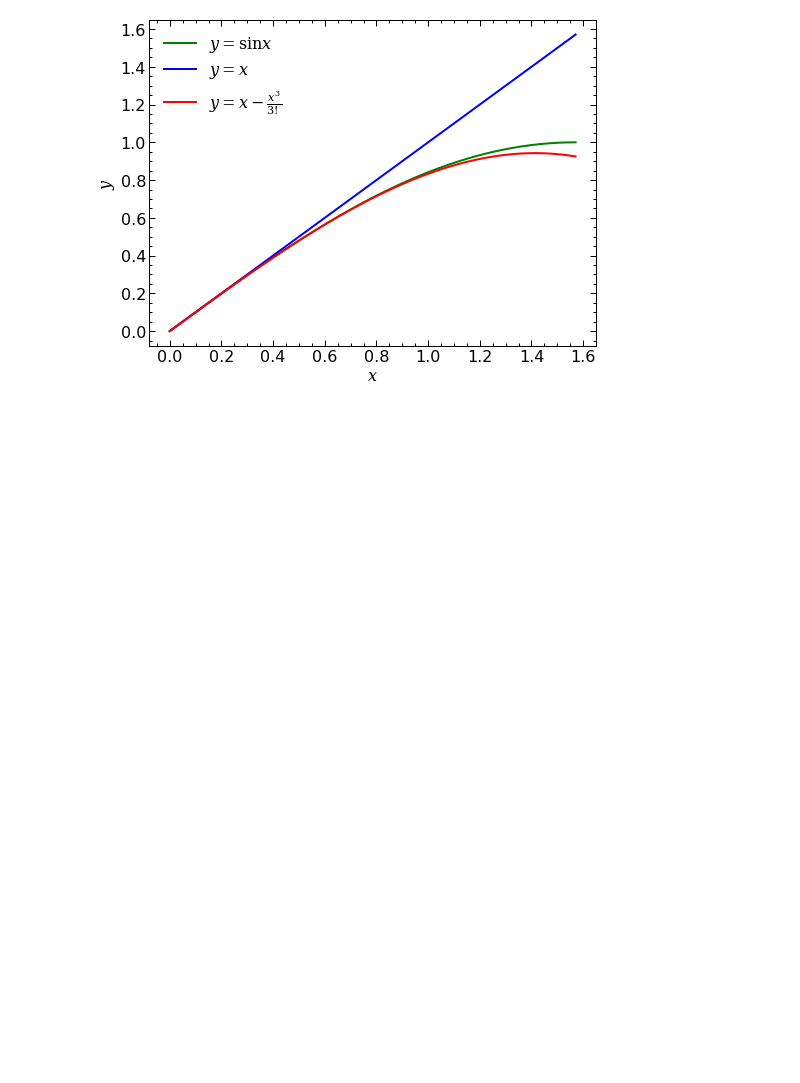
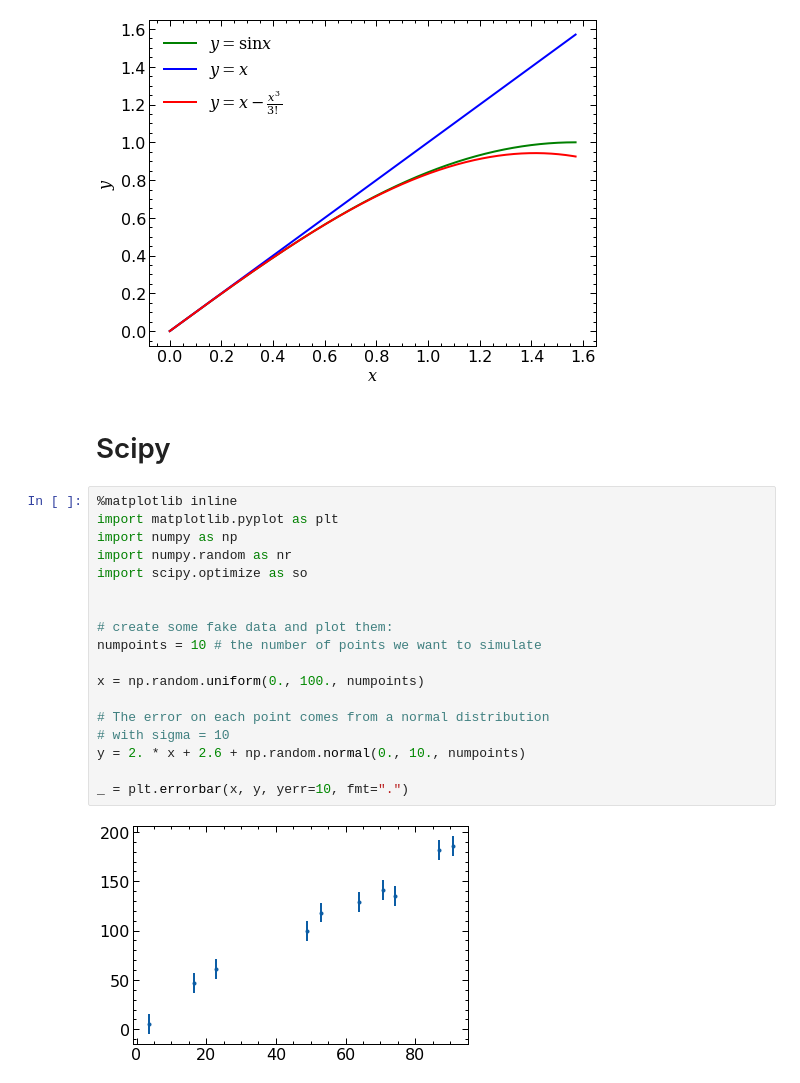
Before and after one commit to schanlar/python-UoC, a Jupyter notebook: 03.Data_Visualization/snippets.ipynb, the cells around one changed output. Saved outputs shown, nothing was run; the diff lists cells and outputs as text; blank space fills up the shorter version.

```diff
--- a/03.Data_Visualization/snippets.ipynb
+++ b/03.Data_Visualization/snippets.ipynb
@@ -77,3 +79,25 @@ plt.legend()
 # %% [output]
 <matplotlib.legend.Legend at 0x...>
 [figure]
+# %% [markdown]
+# Scipy
+# %%
+%matplotlib inline
+import matplotlib.pyplot as plt
+import numpy as np
+import numpy.random as nr
+import scipy.optimize as so
+
+
+# create some fake data and plot them:
+numpoints = 10 # the number of points we want to simulate
+
+x = np.random.uniform(0., 100., numpoints)
+
+# The error on each point comes from a normal distribution
+# with sigma = 10
+y = 2. * x + 2.6 + np.random.normal(0., 10., numpoints)
+
+_ = plt.errorbar(x, y, yerr=10, fmt=".")
+# %% [output]
+[figure, added]
```
Also changed, not shown: parts of 2 cells of this notebook, 1 other file.
